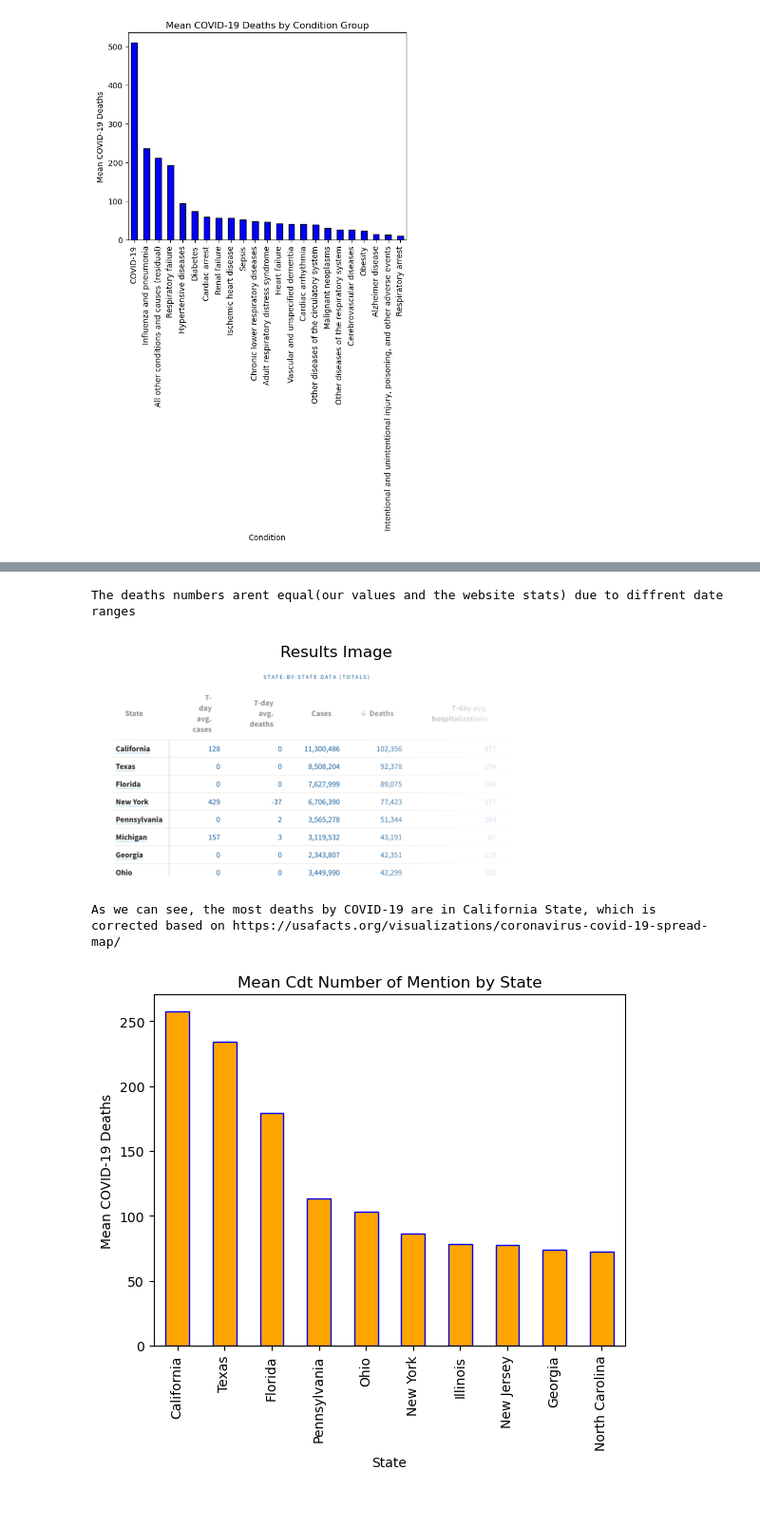
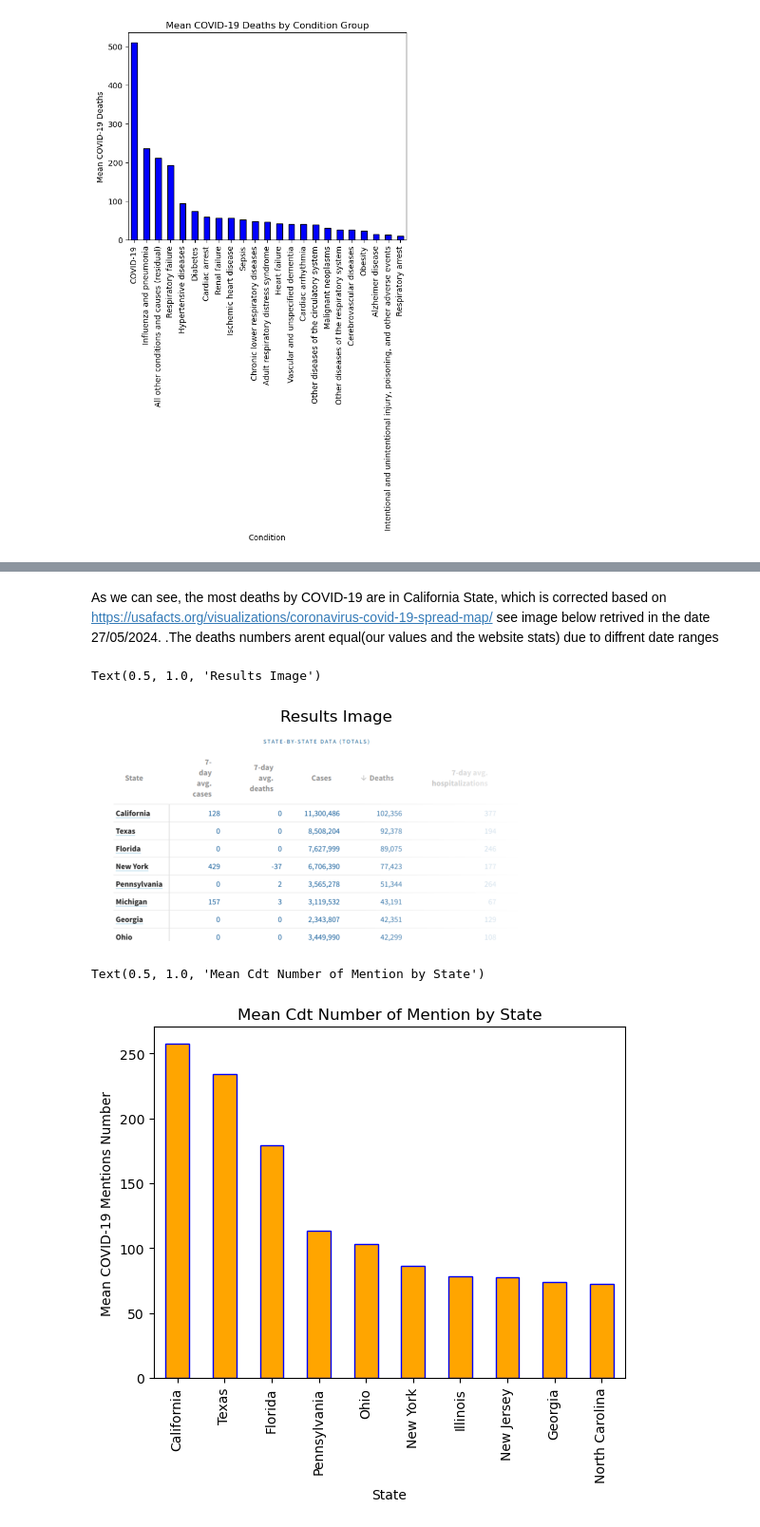
Before and after one commit to chakibOmar/EDA, a Jupyter notebook: Covid-19 Death Analysis USA.ipynb, the cells around one changed output, grey strips where cells are left out. Shown at 95% size. Saved outputs shown, nothing was run; the diff lists cells and outputs as text; code cells hidden in the pictures.

Commit message:
Covid 19 USA death Analysis additional Analysis

```diff
--- a/Covid-19 Death Analysis USA.ipynb
+++ b/Covid-19 Death Analysis USA.ipynb
@@ -149,23 +240,24 @@ As we can see, the most deaths by COVID-19 are in California State, which is cor
 [figure]
+# %% [markdown]
+As we can see, the most deaths by COVID-19 are in California State, which is corrected based on https://usafacts.org/visualizations/coronavirus-covid-19-spread-map/ see image below retrived in the date 27/05/2024.
+.The deaths numbers arent equal(our values and the website stats) due to diffrent date ranges
 # %%
 # Results by state
 img = plt.imread('results.png')
 plt.imshow(img)
 plt.axis('off')  # Hide axes
 plt.title('Results Image')
-print('The deaths numbers arent equal(our values and the website stats) due to diffrent date ranges')
 # %% [output]
-The deaths numbers arent equal(our values and the website stats) due to diffrent date ranges
+Text(0.5, 1.0, 'Results Image')
 [figure]
 # %%
 # Also we can see that by seeing the Avg of Condition Number of Mentions that justify that California has most deaths by Covid19
 # let's visualize the metrics we found
 %matplotlib inline
 state_mention.reset_index().head(10).plot(x='State', y='Number of Mentions',kind='bar',legend=False,color='orange',edgecolor='blue')
 plt.xlabel('State')
-plt.ylabel('Mean COVID-19 Deaths')
+plt.ylabel('Mean COVID-19 Mentions Number')
 plt.title('Mean Cdt Number of Mention by State')
-print("As we can see, the most deaths by COVID-19 are in California State, which is corrected based on https://usafacts.org/visualizations/coronavirus-covid-19-spread-map/")
 # %% [output]
-As we can see, the most deaths by COVID-19 are in California State, which is corrected based on https://usafacts.org/visualizations/coronavirus-covid-19-spread-map/
+Text(0.5, 1.0, 'Mean Cdt Number of Mention by State')
-[figure, old version]
+[figure, new version]
```
Also changed, not shown: parts of 26 cells of this notebook.
